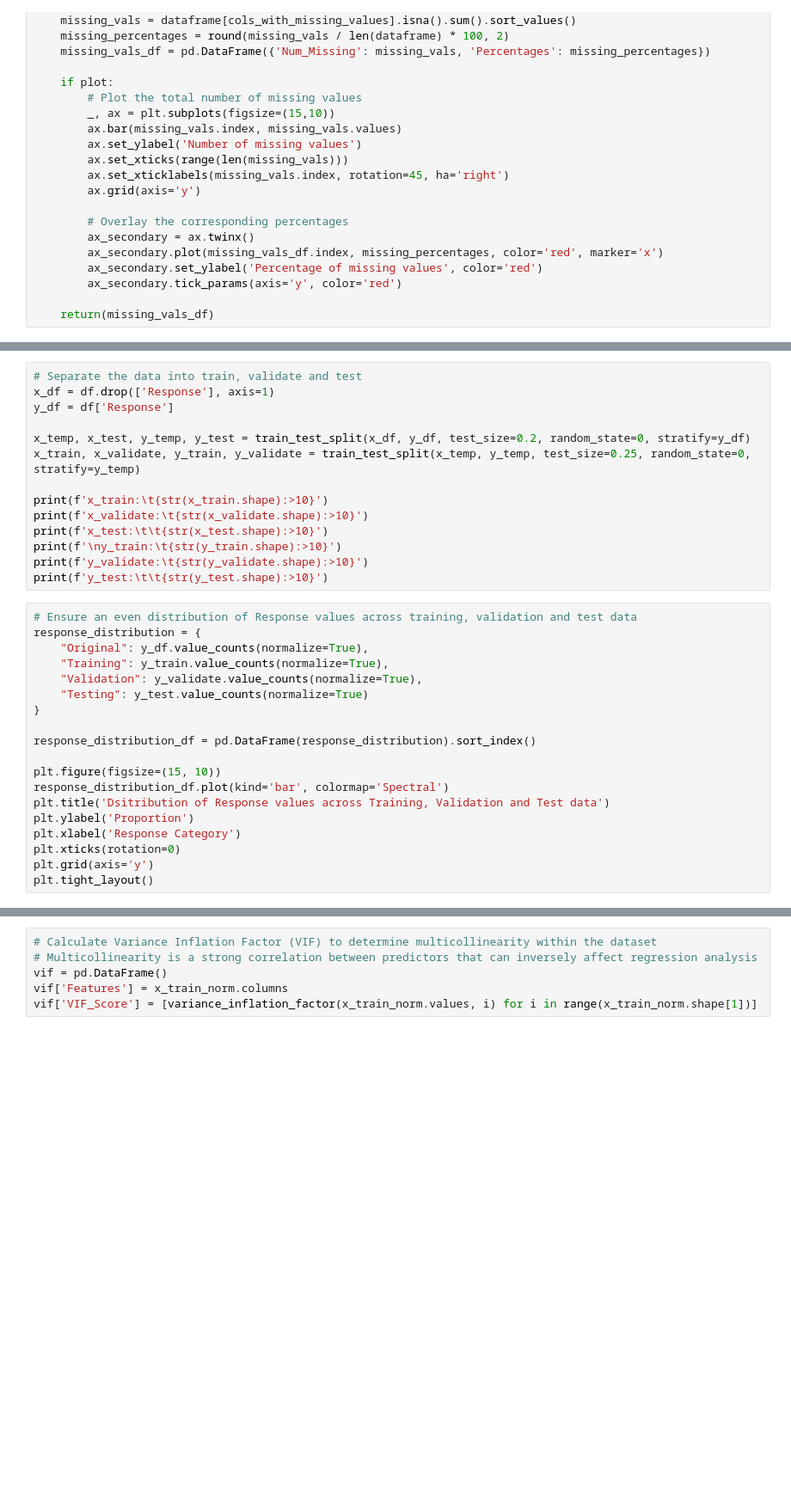
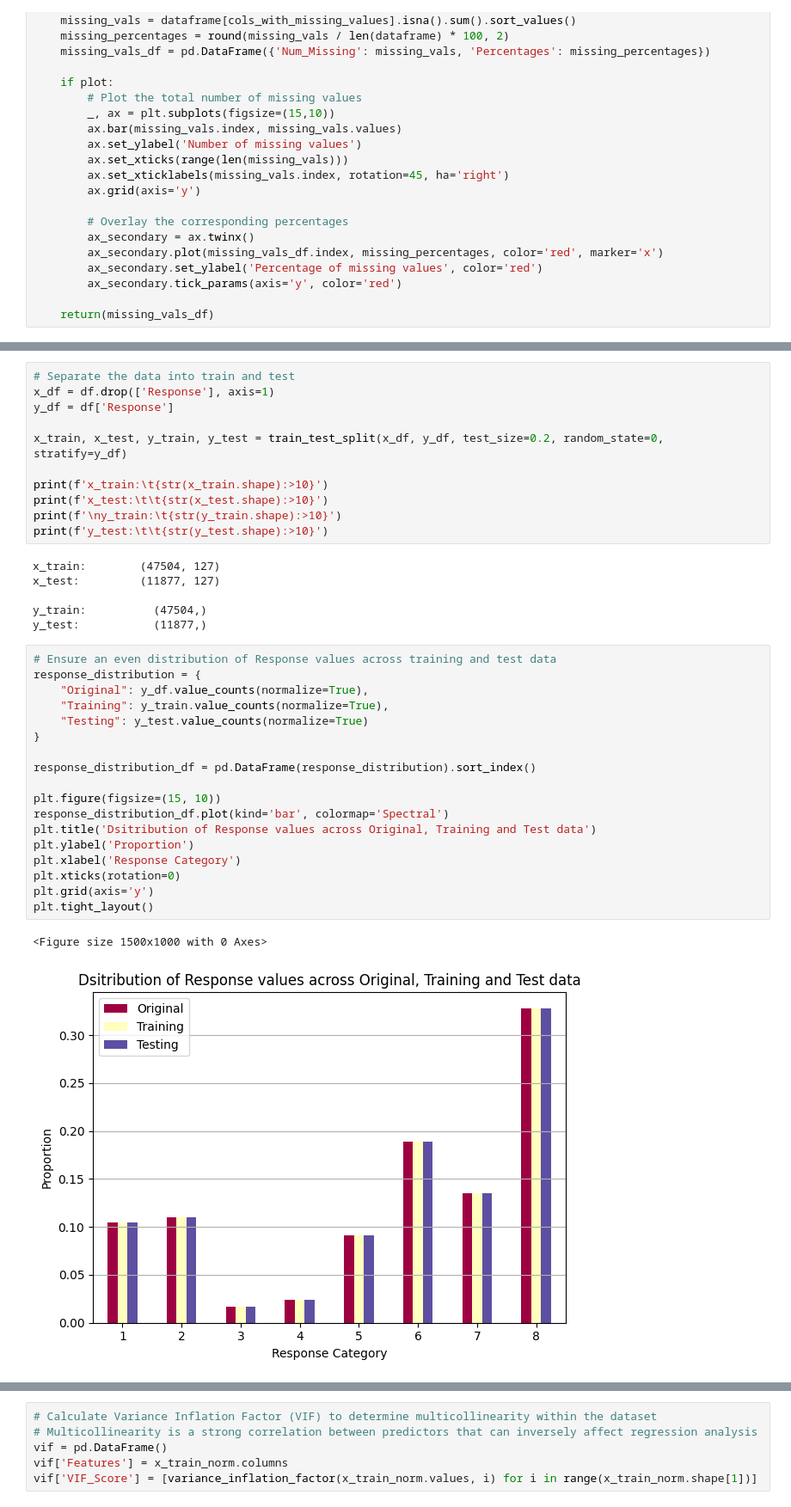
Before and after one commit to cWizzle70/prudential, a Jupyter notebook: assessment/deliverable.ipynb, the cells around one changed output, grey strips where cells are left out. Shown at 86% size. Drawn from its saved outputs; the diff is of its cells as text; blank space fills up the shorter version.

```diff
--- a/assessment/deliverable.ipynb
+++ b/assessment/deliverable.ipynb
@@ -221,36 +293,41 @@ print(missing_values(df))
 # %%
-# Separate the data into train, validate and test
+# Separate the data into train and test
 x_df = df.drop(['Response'], axis=1)
 y_df = df['Response']
 
-x_temp, x_test, y_temp, y_test = train_test_split(x_df, y_df, test_size=0.2, random_state=0, stratify=y_df)
-x_train, x_validate, y_train, y_validate = train_test_split(x_temp, y_temp, test_size=0.25, random_state=0, stratify=y_temp)
+x_train, x_test, y_train, y_test = train_test_split(x_df, y_df, test_size=0.2, random_state=0, stratify=y_df)
 
 print(f'x_train:\t{str(x_train.shape):>10}')
-print(f'x_validate:\t{str(x_validate.shape):>10}')
 print(f'x_test:\t\t{str(x_test.shape):>10}')
 print(f'\ny_train:\t{str(y_train.shape):>10}')
-print(f'y_validate:\t{str(y_validate.shape):>10}')
 print(f'y_test:\t\t{str(y_test.shape):>10}')
+# %% [output]
+x_train:        (47504, 127)
+x_test:         (11877, 127)
+
+y_train:          (47504,)
+y_test:           (11877,)
 # %%
-# Ensure an even distribution of Response values across training, validation and test data
+# Ensure an even distribution of Response values across training and test data
 response_distribution = {
     "Original": y_df.value_counts(normalize=True),
     "Training": y_train.value_counts(normalize=True),
-    "Validation": y_validate.value_counts(normalize=True),
     "Testing": y_test.value_counts(normalize=True)
 }
 
 response_distribution_df = pd.DataFrame(response_distribution).sort_index()
 
 plt.figure(figsize=(15, 10))
 response_distribution_df.plot(kind='bar', colormap='Spectral')
-plt.title('Dsitribution of Response values across Training, Validation and Test data')
+plt.title('Dsitribution of Response values across Original, Training and Test data')
 plt.ylabel('Proportion')
 plt.xlabel('Response Category')
 plt.xticks(rotation=0)
 plt.grid(axis='y')
 plt.tight_layout()
+# %% [output]
+<Figure size 1500x1000 with 0 Axes>
+[figure, added]
 # %%
 # Analyse the missing values in training data
 x_train_missing_values = missing_values(x_train)
```
Also changed, not shown: parts of 20 cells of this notebook, 2 other files.
